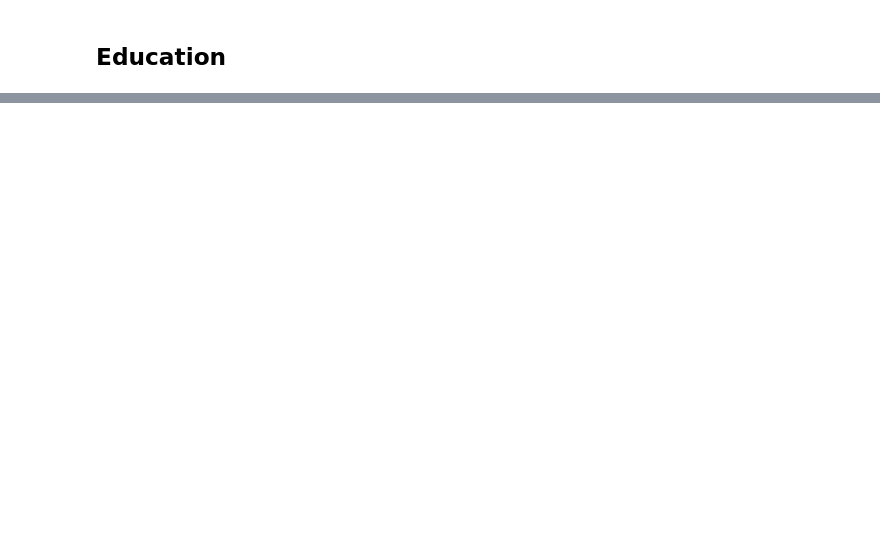
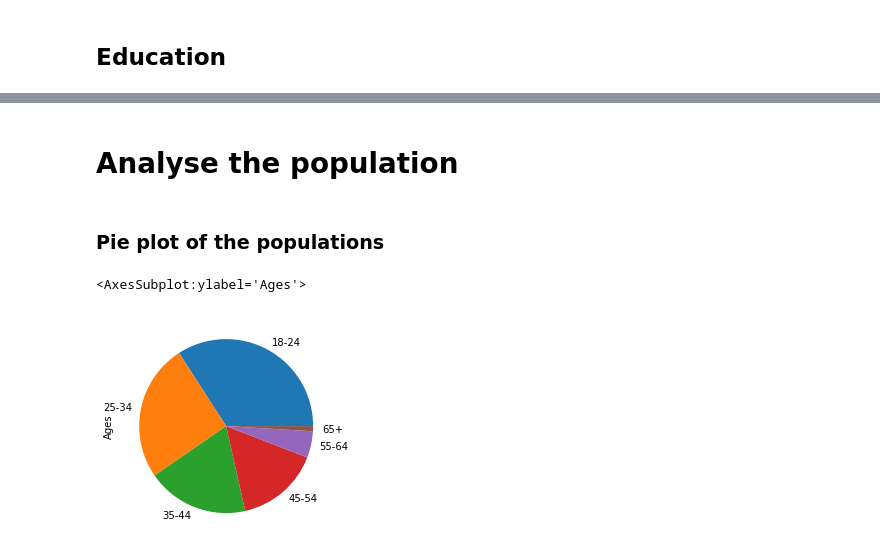
Before and after one commit to ras-000212/ESILV4-DIA-DataAnalysis-Project, a Jupyter notebook: data_analysis.ipynb, the cells around one changed output, grey strips where cells are left out. Saved outputs shown, nothing was run; the diff lists cells and outputs as text; code cells hidden in the pictures; blank space fills up the shorter version.

Commit message:
pie plot population

```diff
--- a/data_analysis.ipynb
+++ b/data_analysis.ipynb
@@ -212,0 +225,9 @@ df[["Educations","Education"]]
+# %% [markdown]
+# Analyse the population
+# %% [markdown]
+### Pie plot of the populations
+# %%
+df["Ages"].value_counts().plot(kind="pie")
+# %% [output]
+<AxesSubplot:ylabel='Ages'>
+[figure, added]
```
Also changed, not shown: parts of 21 cells of this notebook.
